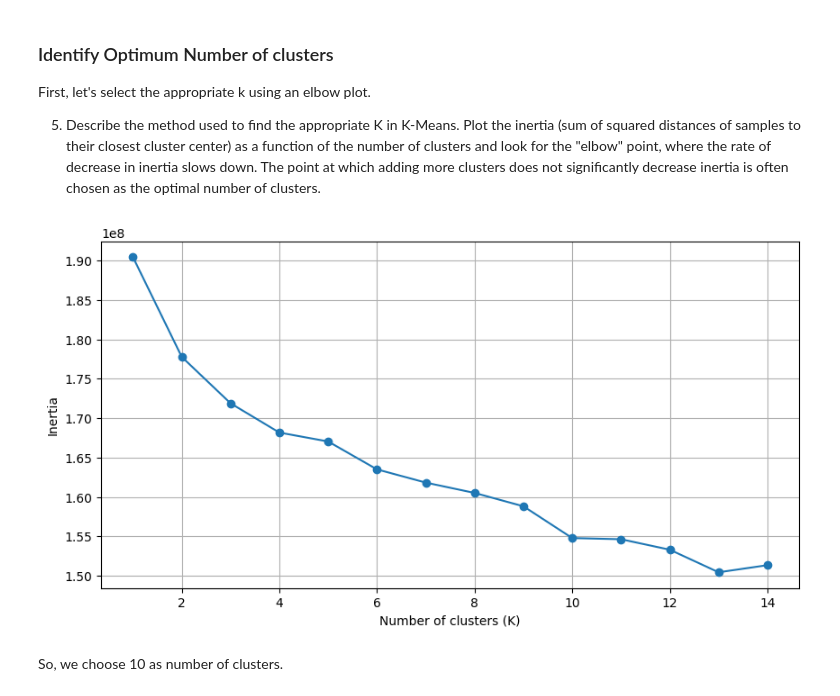
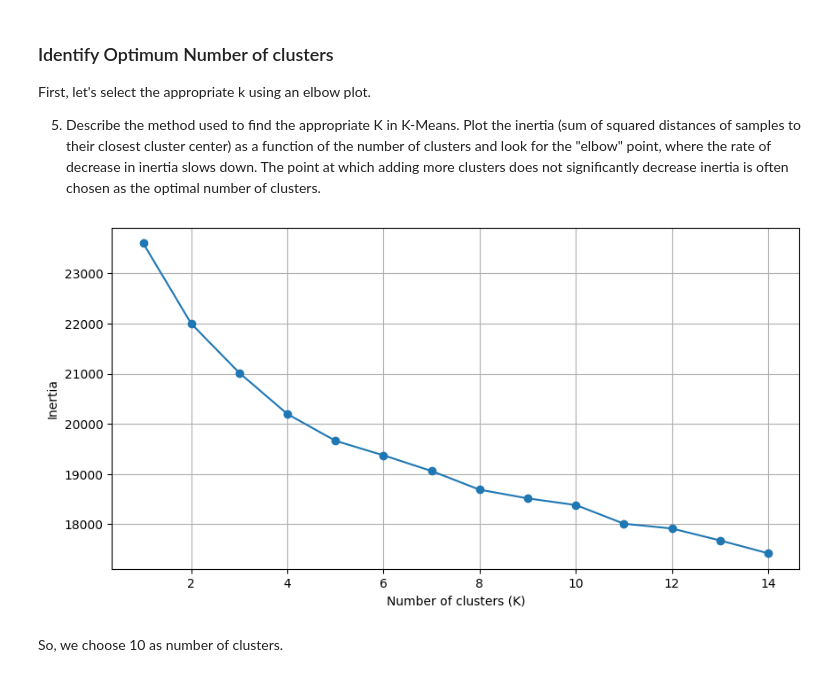
Before and after one commit to ArshiAbolghasemi/AI-UT, a Jupyter notebook: clustering/image_clustering.ipynb, the cells around one changed output. Saved outputs shown, nothing was run; the diff lists cells and outputs as text; code cells hidden in the pictures.

```diff
--- a/clustering/image_clustering.ipynb
+++ b/clustering/image_clustering.ipynb
@@ -30,7 +32,7 @@ IMG_HEIGHT=224
 IMG_WIDTH=224
 
 # K-Means
-NUM_ITER=100
+NUM_ITER_K_MEANS=300
 # %% [markdown]
 ## Mount Google Drive
 # %%
@@ -157,3 +161,7 @@ extract_features(flowers)
+# %%
+features = np.array([flower.features.flatten() for flower in flowers])
+scaler = MinMaxScaler()
+normalized_features = scaler.fit_transform(features)
 # %% [markdown]
 # Clustering
 Here, using two clustering algorithms, **K-Means** and **DBSCAN**, and the feature vectors from the previous section, we are going to cluster our images.
@@ -199,7 +207,9 @@ def optimize_number_of_clusters(features: np.ndarray, max_k: int) -> None:
   inertias = []
 
   for k in range(1, max_k):
-    model = KMeans(n_clusters=k, init='k-means++', max_iter=NUM_ITER, n_init=10)
+    model = KMeans(n_clusters=k, init='k-means++',
+                   max_iter=NUM_ITER_K_MEANS,
+                   n_init=10)
     model.fit(features)
     inertias.append(model.inertia_)
     cluster_counts.append(k)
@@ -210,10 +220,10 @@ def optimize_number_of_clusters(features: np.ndarray, max_k: int) -> None:
   plt.ylabel('Inertia')
   plt.grid(True)
   plt.show()
-# %%
-optimize_number_of_clusters([flower.features.flatten() for flower in flowers], 15)
-# %% [output]
-[figure, removed]
+# %%
+optimize_number_of_clusters(normalized_features, 15)
+# %% [output]
+[figure, added]
 # %% [markdown]
 So, we choose 10 as number of clusters.
 # %% [markdown]
```
Also changed, not shown: parts of 61 cells of this notebook.
